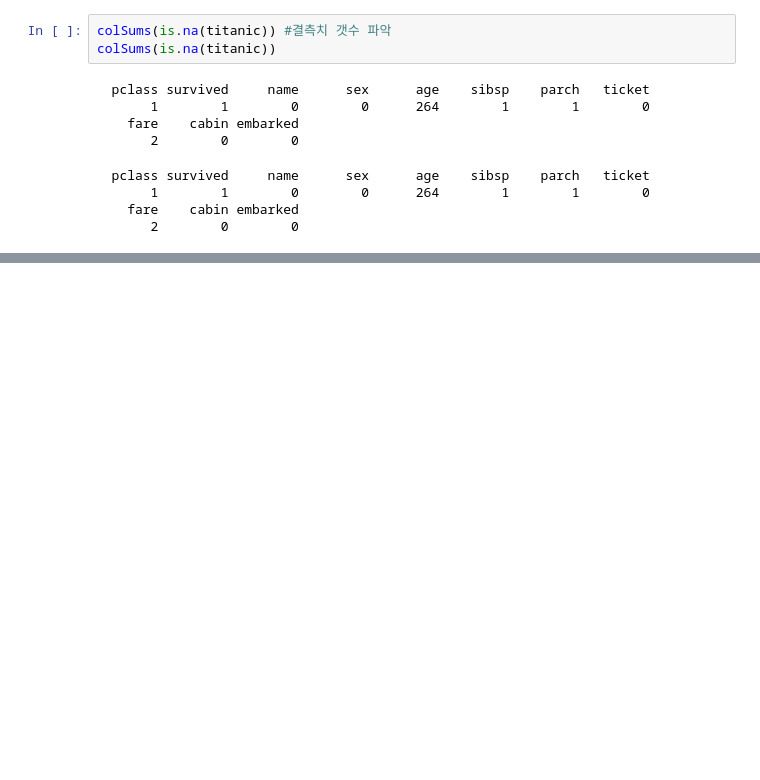
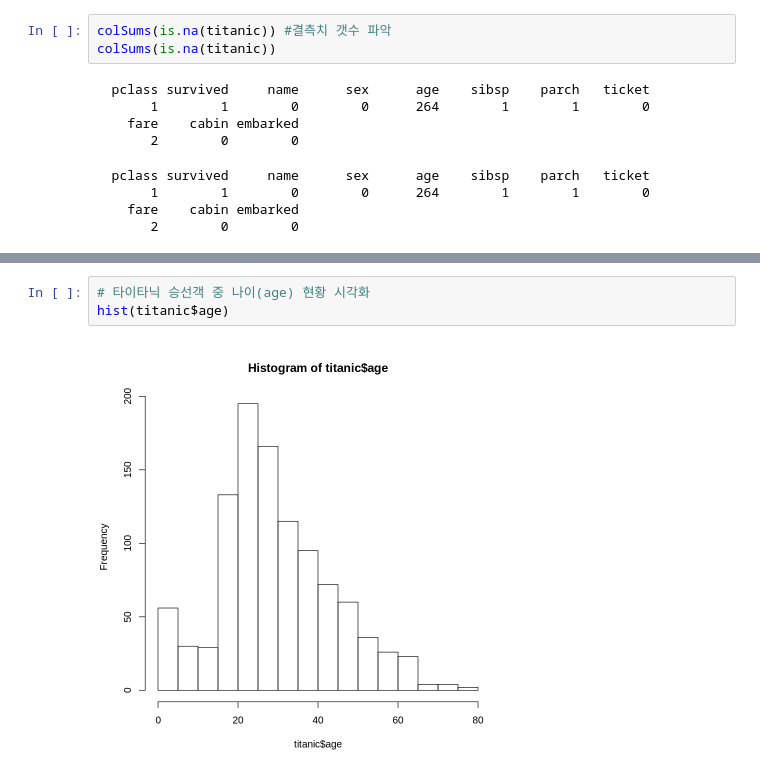
Before and after one commit to Gelassenheit17/R_Statistics, a Jupyter notebook: R수업02_자료형1.ipynb, the cells around one changed output, grey strips where cells are left out. Drawn from its saved outputs; the diff is of its cells as text; blank space fills up the shorter version.

```diff
--- a/R수업02_자료형1.ipynb
+++ b/R수업02_자료형1.ipynb
@@ -331,0 +357,5 @@ colSums(is.na(titanic))
+# %%
+# 타이타닉 승선객 중 나이(age) 현황 시각화
+hist(titanic$age)
+# %% [output]
+[figure, added]
```
Also changed, not shown: parts of 10 cells of this notebook.
